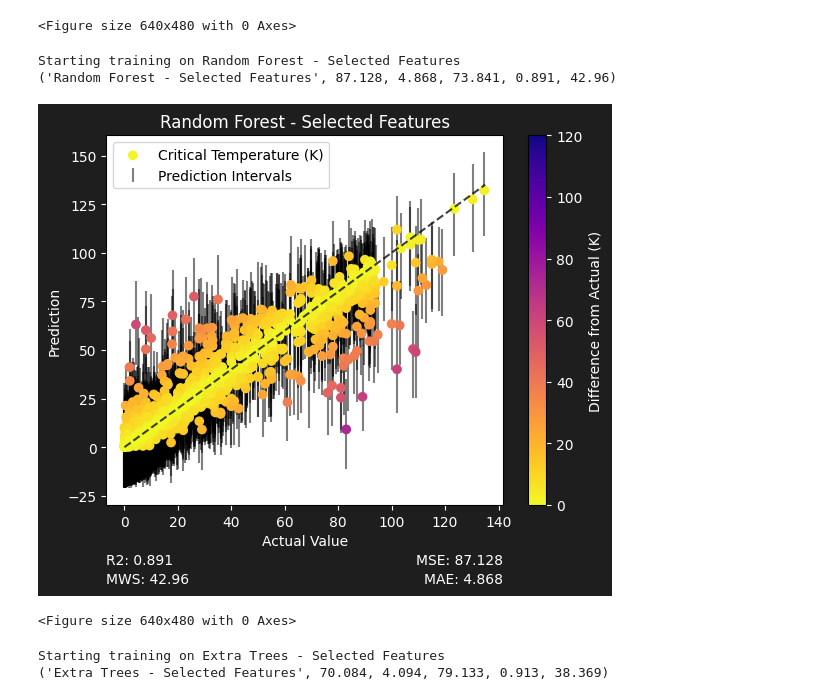
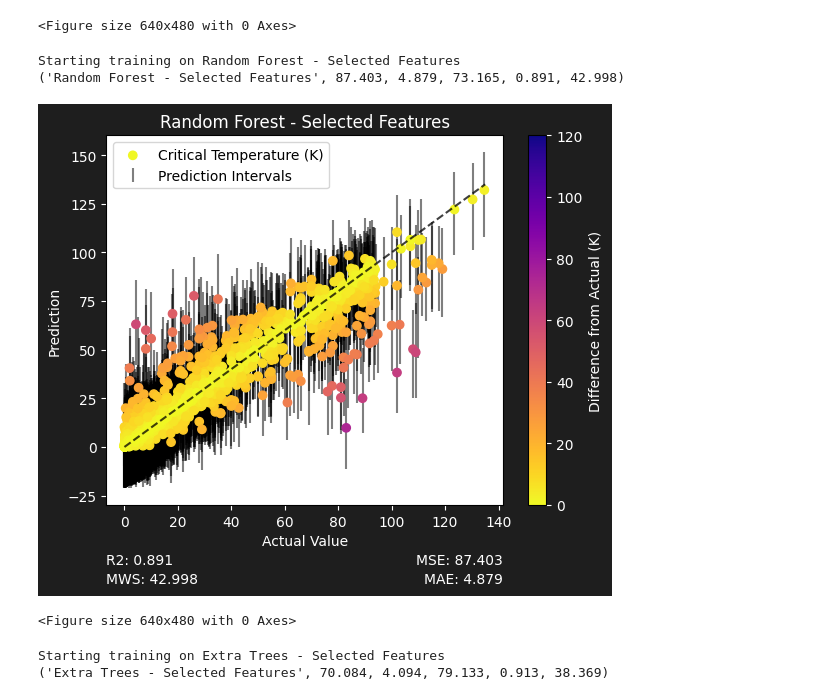
Before and after one commit to sylphrena0/classe, a Jupyter notebook: code/feature_selection.ipynb, the cells around one changed output. Saved outputs shown, nothing was run; the diff lists cells and outputs as text; code cells hidden in the pictures.

```diff
--- a/code/feature_selection.ipynb
+++ b/code/feature_selection.ipynb
@@ -225,11 +239,11 @@ Starting training on Decision Tree - Selected Features
 <Figure size 640x480 with 0 Axes>
 # %%
 sfn.import_data(replace_inf=True, drop=rfni.Feature.to_list())
-sfn.evaluate_one("Random Forest - Selected Features", RandomForestRegressor, {'max_features': 'auto', 'n_estimators': 300}, uncertainty=True, method="plus", image=True)
+sfn.evaluate_one("Random Forest - Selected Features", RandomForestRegressor, {'max_features': 'auto', 'n_estimators': 250}, uncertainty=True, method="plus", image=True)
 # %% [output]
 Starting training on Random Forest - Selected Features
-('Random Forest - Selected Features', 87.128, 4.868, 73.841, 0.891, 42.96)
+('Random Forest - Selected Features', 87.403, 4.879, 73.165, 0.891, 42.998)
-[figure, old version]
+[figure, new version]
 <Figure size 640x480 with 0 Axes>
 # %%
 sfn.import_data(replace_inf=True, drop=etni.Feature.to_list())
```
Also changed, not shown: parts of 3 cells of this notebook, 1 other file.
